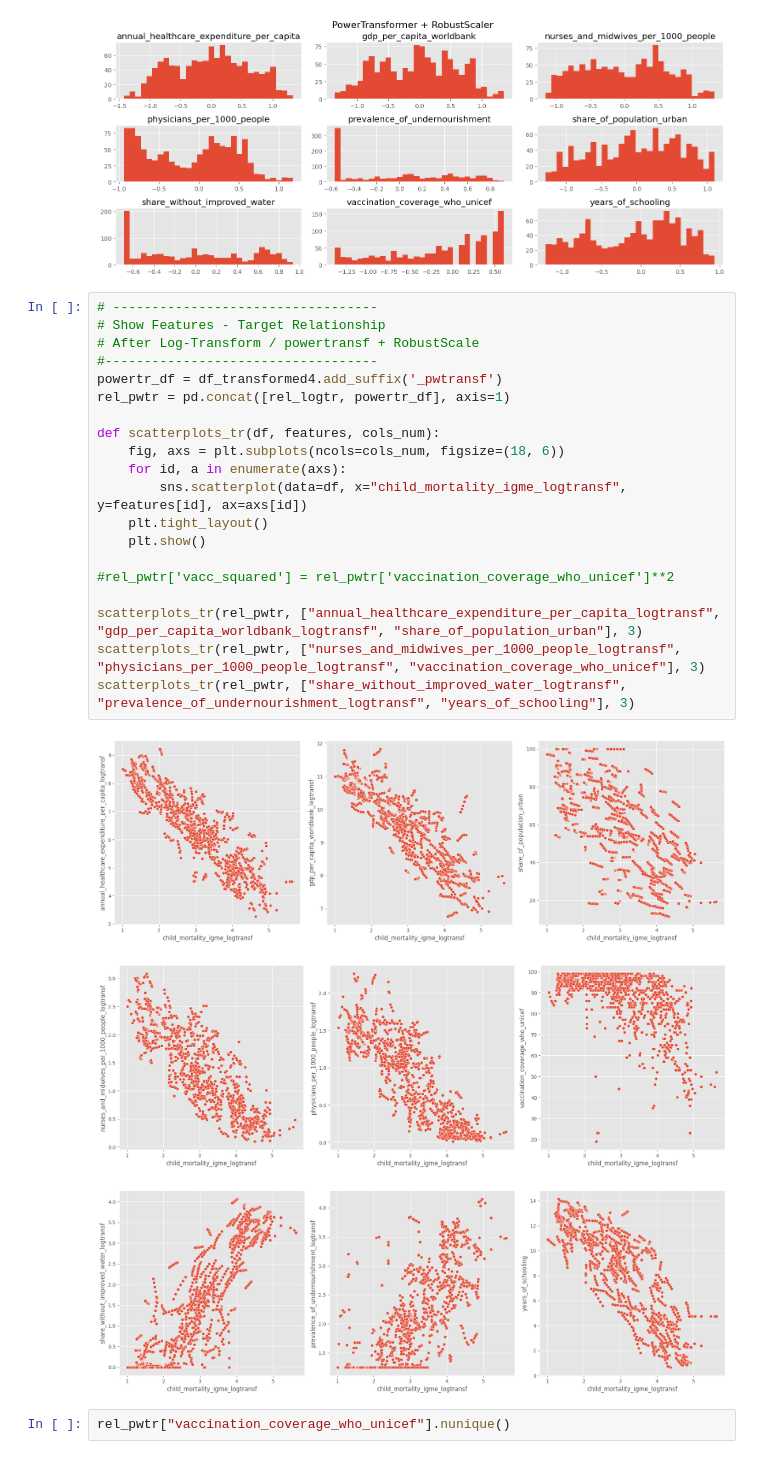
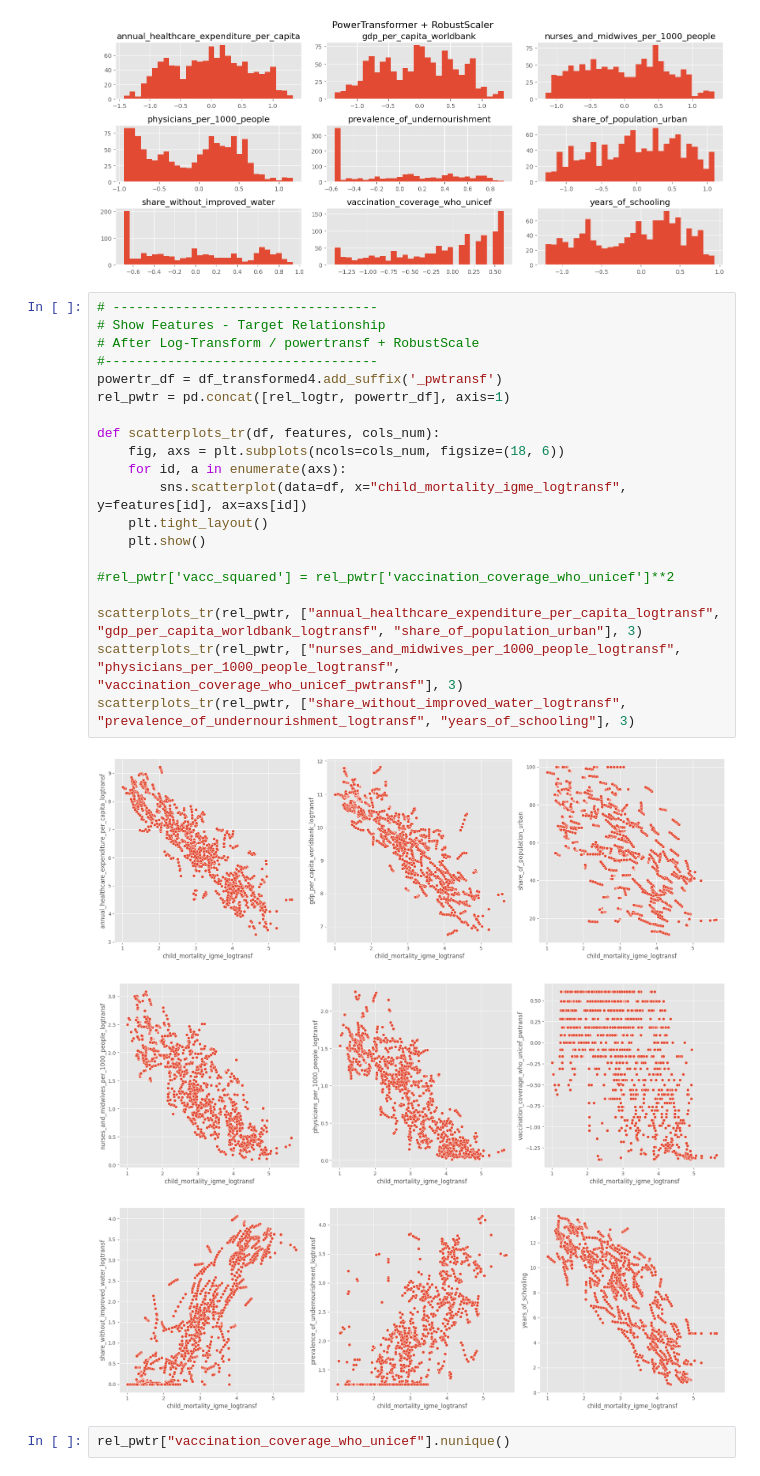
Before and after one commit to HamzahFayad/master_thesis_child_mortality, a Jupyter notebook: 01_notebooks/3_feature_engineering.ipynb, the cells around one changed output. Drawn from its saved outputs; the diff is of its cells as text.

```diff
--- a/01_notebooks/3_feature_engineering.ipynb
+++ b/01_notebooks/3_feature_engineering.ipynb
@@ -183,26 +265,26 @@ plt.show()
 # %%
 # ----------------------------------
 # Show Features - Target Relationship
 # After Log-Transform / powertransf + RobustScale
 #-----------------------------------
 powertr_df = df_transformed4.add_suffix('_pwtransf')
 rel_pwtr = pd.concat([rel_logtr, powertr_df], axis=1)
 
 def scatterplots_tr(df, features, cols_num):
     fig, axs = plt.subplots(ncols=cols_num, figsize=(18, 6))
     for id, a in enumerate(axs):
         sns.scatterplot(data=df, x="child_mortality_igme_logtransf", y=features[id], ax=axs[id])
     plt.tight_layout()
     plt.show()
 
 #rel_pwtr['vacc_squared'] = rel_pwtr['vaccination_coverage_who_unicef']**2
 
 scatterplots_tr(rel_pwtr, ["annual_healthcare_expenditure_per_capita_logtransf", "gdp_per_capita_worldbank_logtransf", "share_of_population_urban"], 3)
-scatterplots_tr(rel_pwtr, ["nurses_and_midwives_per_1000_people_logtransf", "physicians_per_1000_people_logtransf", "vaccination_coverage_who_unicef"], 3)
+scatterplots_tr(rel_pwtr, ["nurses_and_midwives_per_1000_people_logtransf", "physicians_per_1000_people_logtransf", "vaccination_coverage_who_unicef_pwtransf"], 3)
 scatterplots_tr(rel_pwtr, ["share_without_improved_water_logtransf", "prevalence_of_undernourishment_logtransf", "years_of_schooling"], 3)
 # %% [output]
 [figure]
-[figure, old version]
+[figure, new version]
 [figure]
 # %%
 rel_pwtr["vaccination_coverage_who_unicef"].nunique()
```
Also changed, not shown: parts of 12 cells of this notebook, 1 other file.
